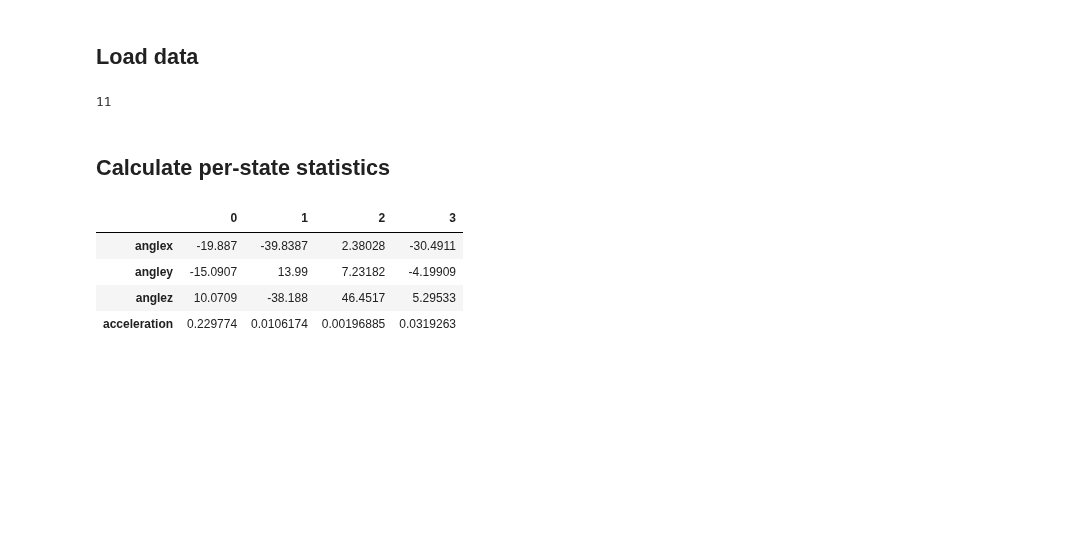
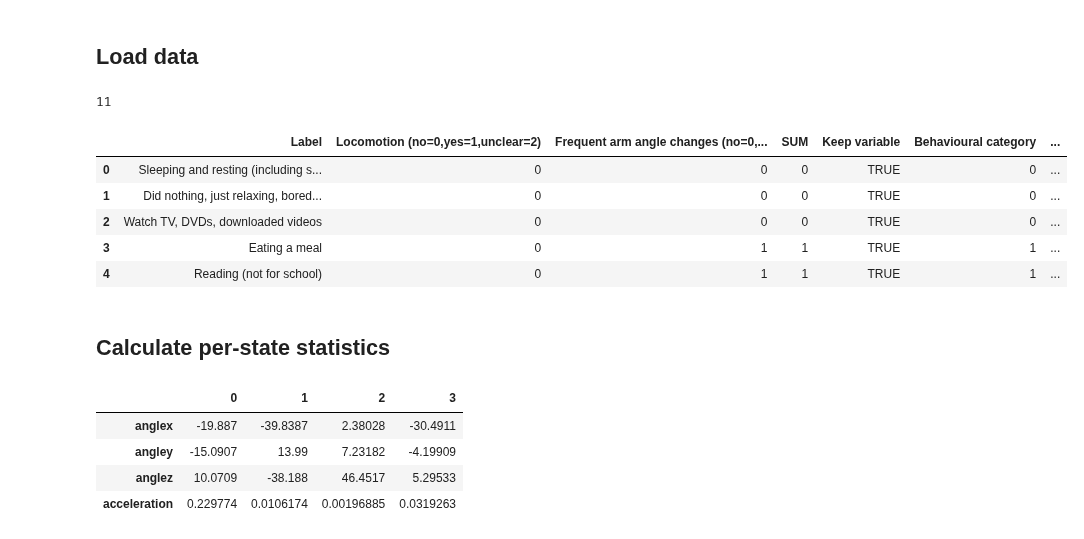
Before and after one commit to wadpac/hsmm4acc, a Jupyter notebook: notebooks/workflow/2_AnalyseResults.ipynb, the cells around one changed output. Cells and saved outputs as stored; diff of their text form; code cells hidden in the pictures; blank space fills up the shorter version.

```diff
--- a/notebooks/workflow/2_AnalyseResults.ipynb
+++ b/notebooks/workflow/2_AnalyseResults.ipynb
@@ -34,3 +31,17 @@ all_data = pd.concat(datasets)
 #Define consistent colormap
 # One more than the number of states, so we have a color for 'All'
 colormap, cmap = hsmm.get_color_map(all_data.state.nunique()+1)
+# %%
+activities_simplified = pd.read_csv(activities_simplified_path, header=0, sep=',', dtype=str)
+levelmap = {'0': "low", '1': "high", '2':"mixed"}
+def get_category_des(motion, arm_changes):
+    return levelmap[motion]+" motion, " + levelmap[arm_changes] + " arm changes"
+activities_simplified['simplified_category'] = [get_category_des(row[1], row[2]) for row in activities_simplified.get_values()]
+activities_simplified.head()
+# %% [output]
+|  | Label | Locomotion (no=0,yes=1,unclear=2) | Frequent arm angle changes (no=0,... | SUM | Keep variable | Behavioural category | ... |
+| 0 | Sleeping and resting (including s... | 0 | 0 | 0 | TRUE | 0 | ... |
+| 1 | Did nothing, just relaxing, bored... | 0 | 0 | 0 | TRUE | 0 | ... |
+| 2 | Watch TV, DVDs, downloaded videos | 0 | 0 | 0 | TRUE | 0 | ... |
+| 3 | Eating a meal | 0 | 1 | 1 | TRUE | 1 | ... |
+| 4 | Reading (not for school) | 0 | 1 | 1 | TRUE | 1 | ... |
```
Also changed, not shown: parts of 11 cells of this notebook, 1 other file.
